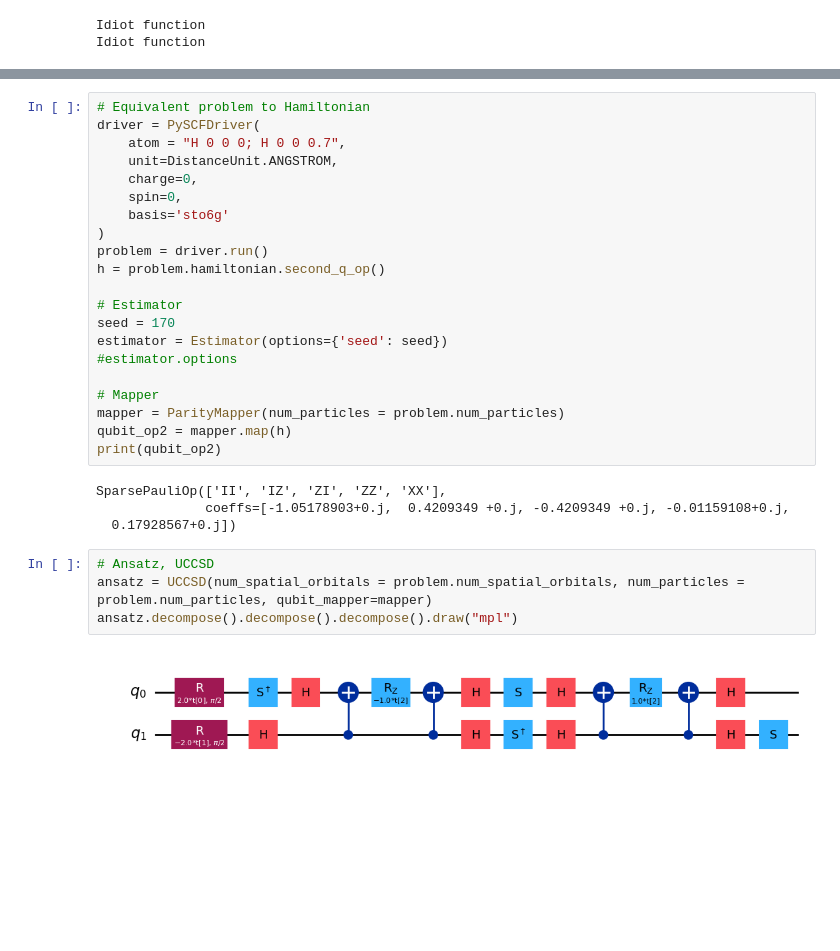
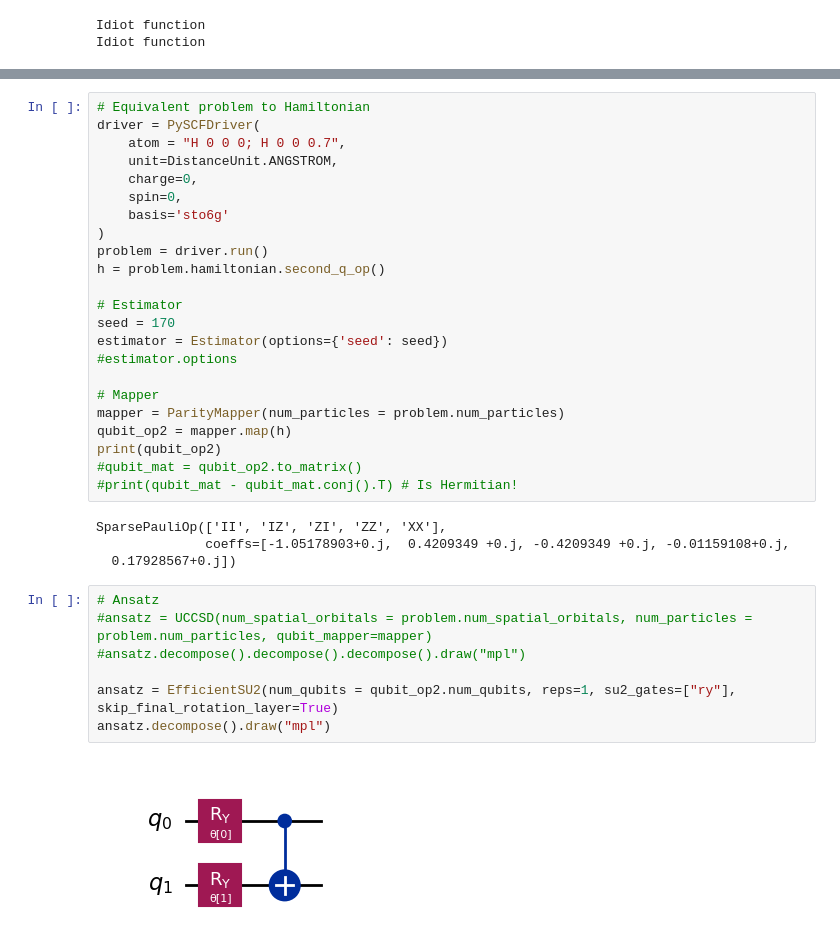
Before and after one commit to Magnusson6359/qiskit-algorithms, a Jupyter notebook: testing.ipynb, the cells around one changed output, grey strips where cells are left out. Saved outputs shown, nothing was run; the diff lists cells and outputs as text; blank space fills up the shorter version.

```diff
--- a/testing.ipynb
+++ b/testing.ipynb
@@ -61,15 +65,20 @@ estimator = Estimator(options={'seed': seed})
 mapper = ParityMapper(num_particles = problem.num_particles)
 qubit_op2 = mapper.map(h)
 print(qubit_op2)
+#qubit_mat = qubit_op2.to_matrix()
+#print(qubit_mat - qubit_mat.conj().T) # Is Hermitian!
 # %% [output]
 SparsePauliOp(['II', 'IZ', 'ZI', 'ZZ', 'XX'],
               coeffs=[-1.05178903+0.j,  0.4209349 +0.j, -0.4209349 +0.j, -0.01159108+0.j,
   0.17928567+0.j])
 # %%
-# Ansatz, UCCSD
-ansatz = UCCSD(num_spatial_orbitals = problem.num_spatial_orbitals, num_particles = problem.num_particles, qubit_mapper=mapper)
-ansatz.decompose().decompose().decompose().draw("mpl")
+# Ansatz
+#ansatz = UCCSD(num_spatial_orbitals = problem.num_spatial_orbitals, num_particles = problem.num_particles, qubit_mapper=mapper)
+#ansatz.decompose().decompose().decompose().draw("mpl")
+
+ansatz = EfficientSU2(num_qubits = qubit_op2.num_qubits, reps=1, su2_gates=["ry"], skip_final_rotation_layer=True)
+ansatz.decompose().draw("mpl")
 # %% [output]
-[figure, old version]
+[figure, new version]
 # %%
 # Initial state
```
Also changed, not shown: parts of 6 cells of this notebook, 4 other files.
